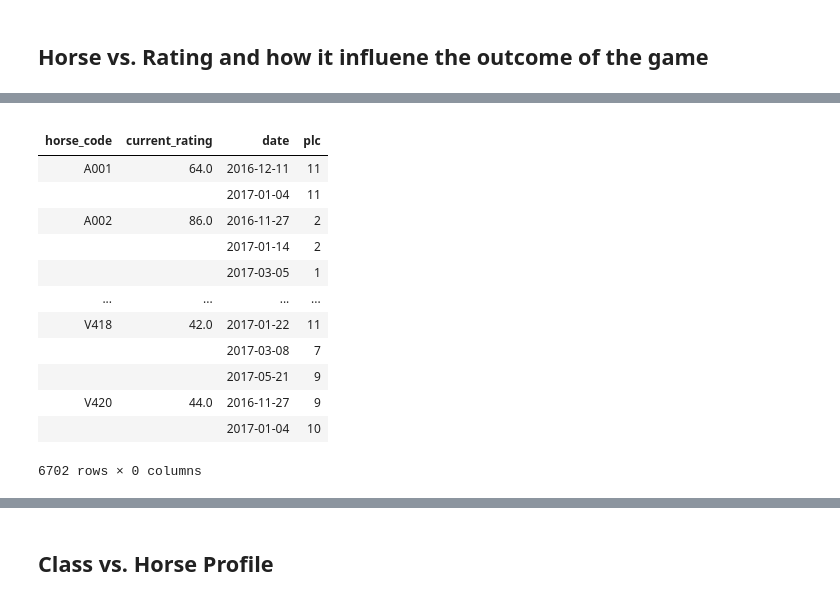
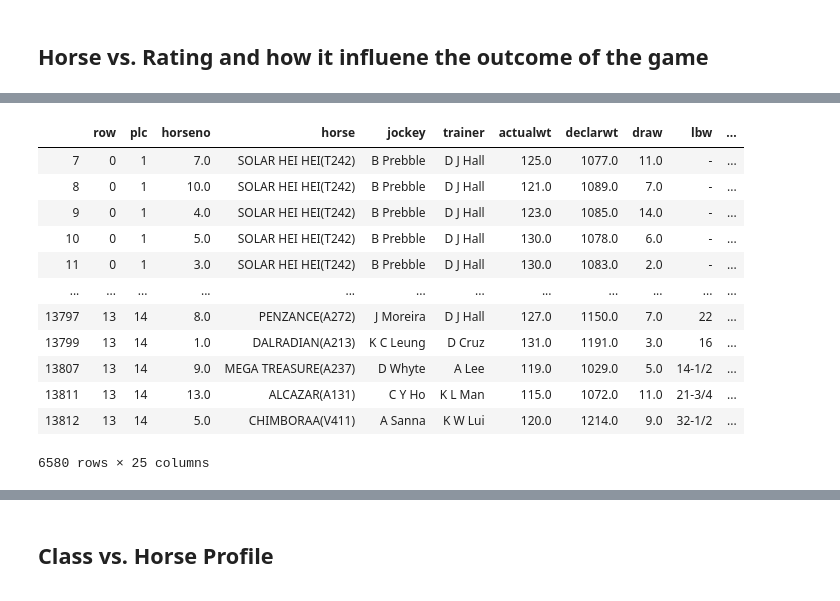
Before and after one commit to ys3250/HKJC, a Jupyter notebook: horse_Phoebe.ipynb, the cells around one changed output, grey strips where cells are left out. Drawn from its saved outputs; the diff is of its cells as text; code cells hidden in the pictures.

```diff
--- a/horse_Phoebe.ipynb
+++ b/horse_Phoebe.ipynb
@@ -408,19 +411,17 @@ horse_ratings
-# %%
-g = horse_ratings.groupby(['horse_code','current_rating','date','plc']).size()
-horse_ratings = pd.DataFrame(g)
-horse_ratings.drop(columns=[0])
-# %% [output]
-|  |  |  |  |
-| horse_code | current_rating | date | plc |
-| A001 | 64.0 | 2016-12-11 | 11 |
-|  |  | 2017-01-04 | 11 |
-| A002 | 86.0 | 2016-11-27 | 2 |
-|  |  | 2017-01-14 | 2 |
-|  |  | 2017-03-05 | 1 |
-| ... | ... | ... | ... |
-| V418 | 42.0 | 2017-01-22 | 11 |
-|  |  | 2017-03-08 | 7 |
-|  |  | 2017-05-21 | 9 |
-| V420 | 44.0 | 2016-11-27 | 9 |
-|  |  | 2017-01-04 | 10 |
-6702 rows × 0 columns
+# %%
+horse_ratings = horse_ratings.dropna(subset = ['current_rating'])
+horse_ratings
+# %% [output]
+|  | row | plc | horseno | horse | jockey | trainer | actualwt | declarwt | draw | lbw | ... |
+| 7 | 0 | 1 | 7.0 | SOLAR HEI HEI(T242) | B Prebble | D J Hall | 125.0 | 1077.0 | 11.0 | - | ... |
+| 8 | 0 | 1 | 10.0 | SOLAR HEI HEI(T242) | B Prebble | D J Hall | 121.0 | 1089.0 | 7.0 | - | ... |
+| 9 | 0 | 1 | 4.0 | SOLAR HEI HEI(T242) | B Prebble | D J Hall | 123.0 | 1085.0 | 14.0 | - | ... |
+| 10 | 0 | 1 | 5.0 | SOLAR HEI HEI(T242) | B Prebble | D J Hall | 130.0 | 1078.0 | 6.0 | - | ... |
+| 11 | 0 | 1 | 3.0 | SOLAR HEI HEI(T242) | B Prebble | D J Hall | 130.0 | 1083.0 | 2.0 | - | ... |
+| ... | ... | ... | ... | ... | ... | ... | ... | ... | ... | ... | ... |
+| 13797 | 13 | 14 | 8.0 | PENZANCE(A272) | J Moreira | D J Hall | 127.0 | 1150.0 | 7.0 | 22 | ... |
+| 13799 | 13 | 14 | 1.0 | DALRADIAN(A213) | K C Leung | D Cruz | 131.0 | 1191.0 | 3.0 | 16 | ... |
+| 13807 | 13 | 14 | 9.0 | MEGA TREASURE(A237) | D Whyte | A Lee | 119.0 | 1029.0 | 5.0 | 14-1/2 | ... |
+| 13811 | 13 | 14 | 13.0 | ALCAZAR(A131) | C Y Ho | K L Man | 115.0 | 1072.0 | 11.0 | 21-3/4 | ... |
+| 13812 | 13 | 14 | 5.0 | CHIMBORAA(V411) | A Sanna | K W Lui | 120.0 | 1214.0 | 9.0 | 32-1/2 | ... |
+6580 rows × 25 columns
```
Also changed, not shown: parts of 9 cells of this notebook.
